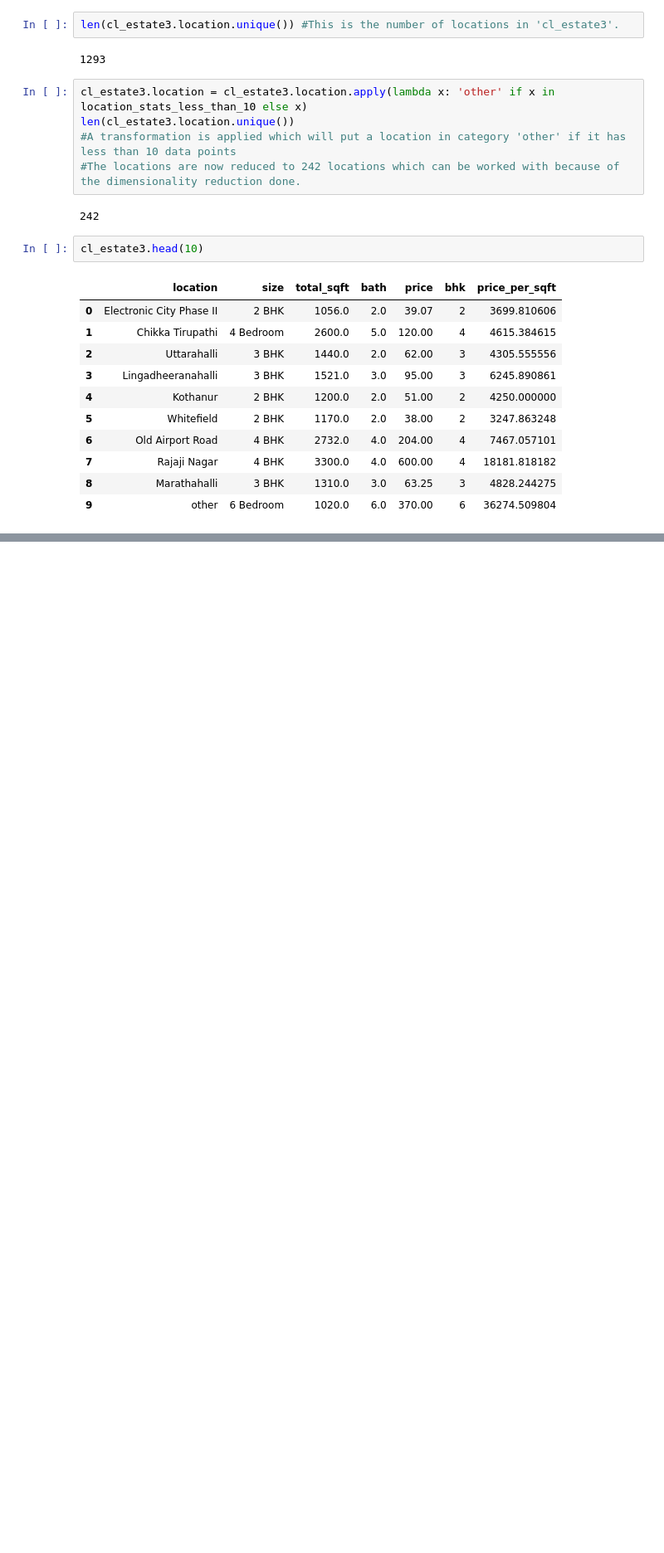
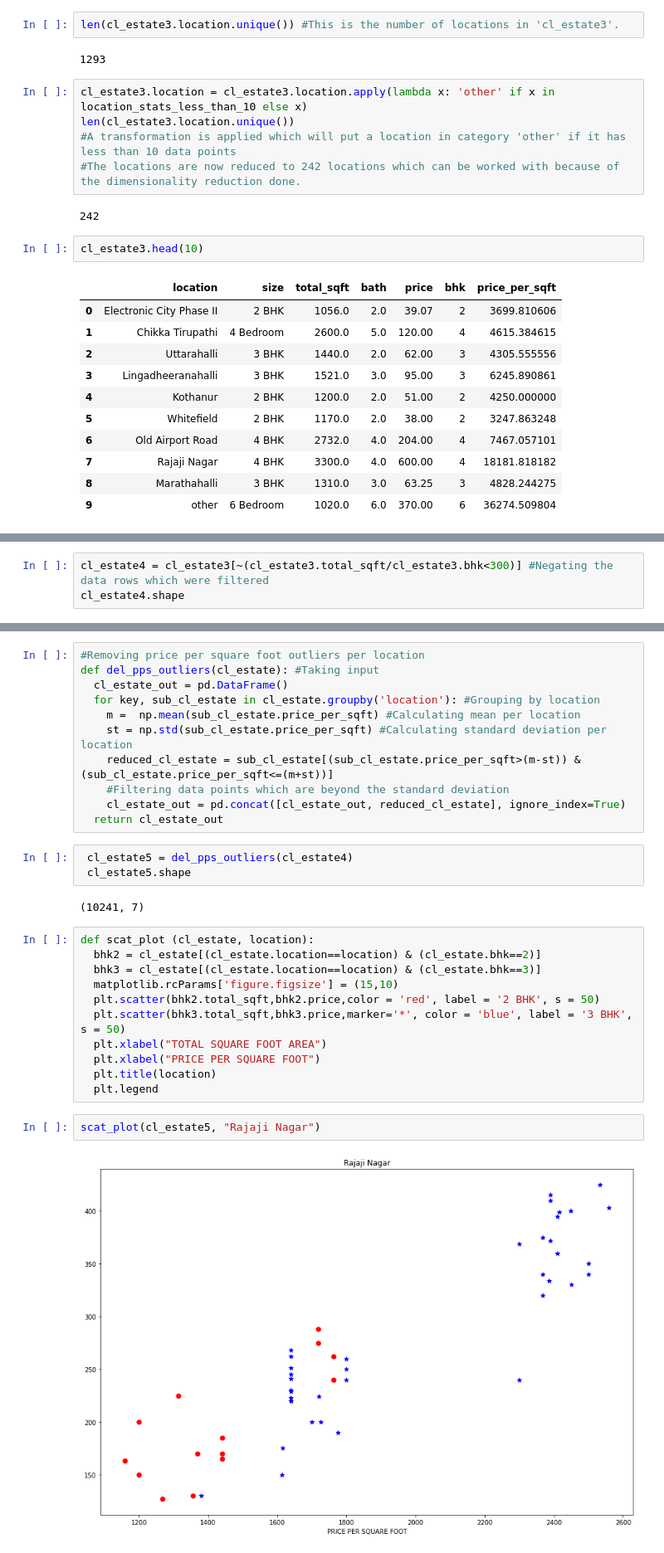
Before and after one commit to QABoahene/Real-Estate-Predictin, a Jupyter notebook: Real_Estate_Price_Prediction.ipynb, the cells around one changed output, grey strips where cells are left out. Shown at 83% size. Drawn from its saved outputs; the diff is of its cells as text; blank space fills up the shorter version.

```diff
--- a/Real_Estate_Price_Prediction.ipynb
+++ b/Real_Estate_Price_Prediction.ipynb
@@ -347,0 +357,3 @@ cl_estate3.head(10)
+# %%
+cl_estate4 = cl_estate3[~(cl_estate3.total_sqft/cl_estate3.bhk<300)] #Negating the data rows which were filtered
+cl_estate4.shape
@@ -347,0 +374,31 @@ cl_estate3.head(10)
+# %%
+#Removing price per square foot outliers per location
+def del_pps_outliers(cl_estate): #Taking input
+  cl_estate_out = pd.DataFrame()
+  for key, sub_cl_estate in cl_estate.groupby('location'): #Grouping by location
+    m =  np.mean(sub_cl_estate.price_per_sqft) #Calculating mean per location
+    st = np.std(sub_cl_estate.price_per_sqft) #Calculating standard deviation per location
+    reduced_cl_estate = sub_cl_estate[(sub_cl_estate.price_per_sqft>(m-st)) & (sub_cl_estate.price_per_sqft<=(m+st))]
+    #Filtering data points which are beyond the standard deviation
+    cl_estate_out = pd.concat([cl_estate_out, reduced_cl_estate], ignore_index=True)
+  return cl_estate_out
+# %%
+ cl_estate5 = del_pps_outliers(cl_estate4)
+ cl_estate5.shape
+# %% [output]
+(10241, 7)
+# %%
+def scat_plot (cl_estate, location):
+  bhk2 = cl_estate[(cl_estate.location==location) & (cl_estate.bhk==2)]
+  bhk3 = cl_estate[(cl_estate.location==location) & (cl_estate.bhk==3)]
+  matplotlib.rcParams['figure.figsize'] = (15,10)
+  plt.scatter(bhk2.total_sqft,bhk2.price,color = 'red', label = '2 BHK', s = 50)
+  plt.scatter(bhk3.total_sqft,bhk3.price,marker='*', color = 'blue', label = '3 BHK', s = 50)
+  plt.xlabel("TOTAL SQUARE FOOT AREA")
+  plt.xlabel("PRICE PER SQUARE FOOT")
+  plt.title(location)
+  plt.legend
+# %%
+scat_plot(cl_estate5, "Rajaji Nagar")
+# %% [output]
+[figure, added]
```
Also changed, not shown: parts of 4 cells of this notebook.
